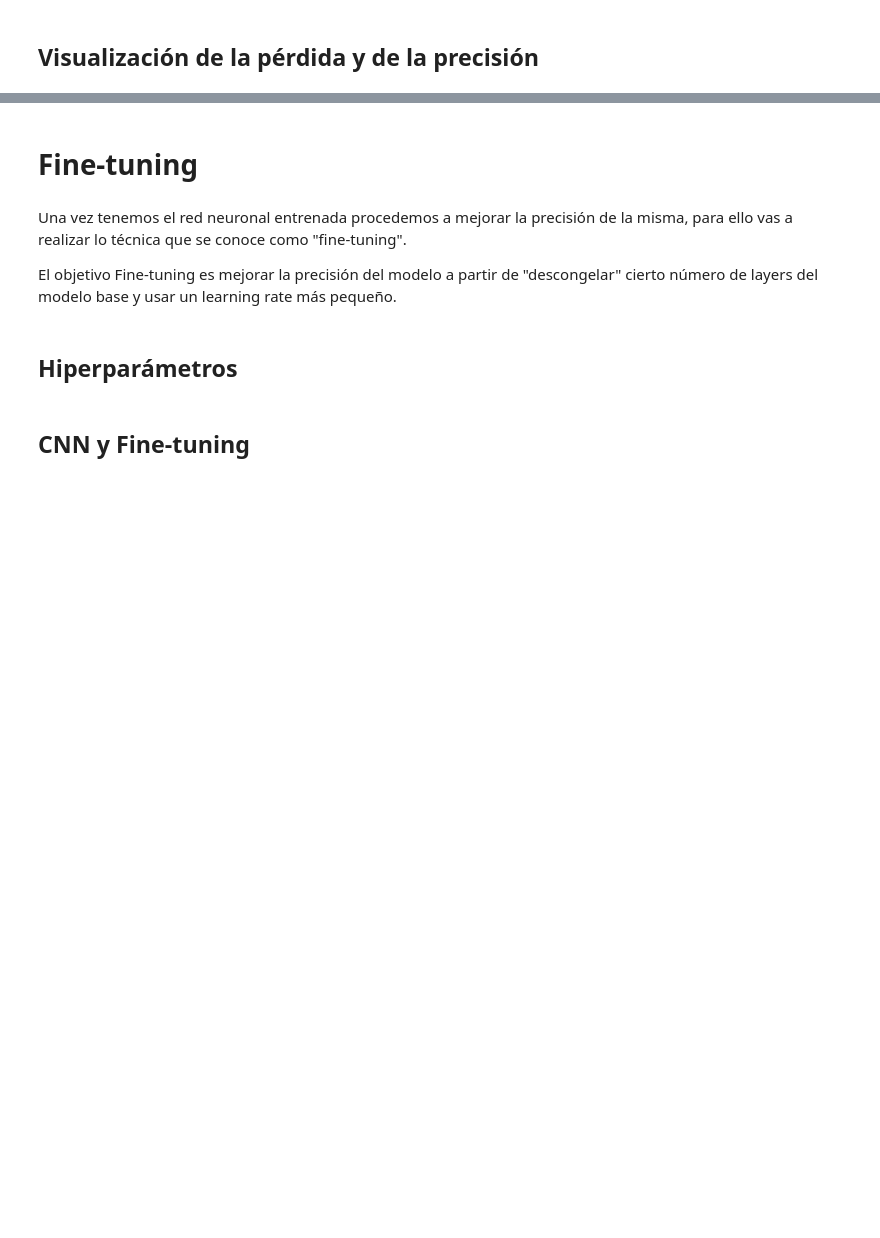
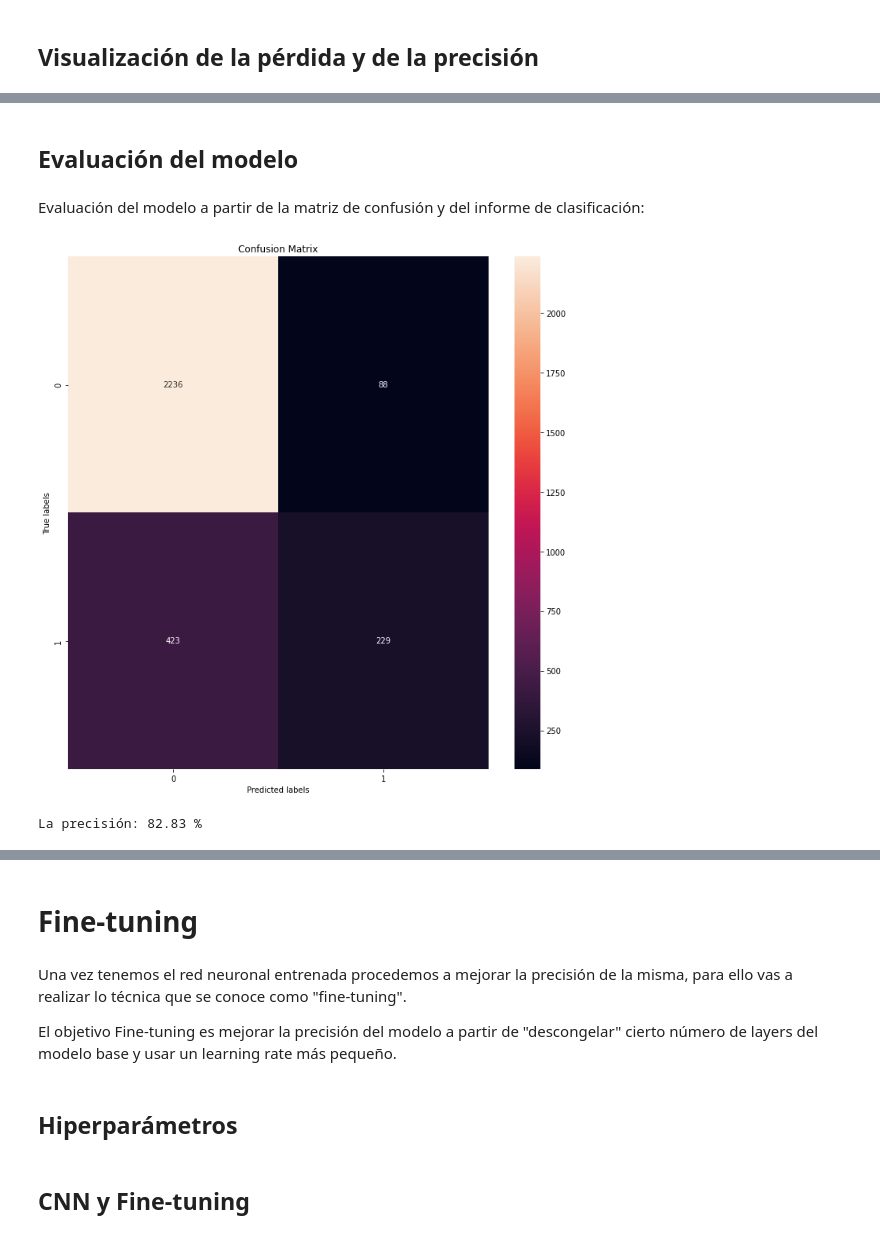
Before and after one commit to mariousm/Pneumonia-Detection, a Jupyter notebook: src/pneumonia_detection_B3.ipynb, the cells around one changed output, grey strips where cells are left out. Drawn from its saved outputs; the diff is of its cells as text; code cells hidden in the pictures; blank space fills up the shorter version.

```diff
--- a/src/pneumonia_detection_B3.ipynb
+++ b/src/pneumonia_detection_B3.ipynb
@@ -413,0 +413,46 @@ show_loss(history.history)
+# %% [markdown]
+## Evaluación del modelo
+# %% [markdown]
+Evaluación del modelo a partir de la matriz de confusión y del informe de clasificación:
+# %%
+# Obtenermos el generador para test
+test_gen = DataGenerator(folder=TEST_FOLDER, dataset=df_test, dic_images=dic_images, batch_size=BATCH_SIZE, image_size=IMG_SIZE, shuffle=False, predict=True)
+# %%
+# Calculamos las predicciones para cada batch
+y_test = []
+y_preds = []
+y_probs = []
+
+for images, filenames in test_gen:
+  y_preds_batch = model.predict(images)
+
+  for y_pred, filename in zip(y_preds_batch, filenames):
+    y_test.append(df_test[df_test["PatientId"] == filename.split(".")[0]]["Target"].item())
+    y_probs.append(y_pred)
+    if y_pred < 0.5:
+      y_preds.append(0)
+    else:
+      y_preds.append(1)
+# %%
+# Matriz de confusión
+matrix = confusion_matrix(y_test, y_preds)
+
+# Visualización de la matriz de confusión
+# https://stackoverflow.com/questions/19233771/sklearn-plot-confusion-matrix-with-labels
+fig, ax = plt.subplots(nrows=1, ncols=1, figsize=(12,12))
+sns.heatmap(matrix, annot=True, fmt='g', ax=ax)  #annot=True to annotate cells, ftm='g' to disable scientific notation
+ax.set_xlabel('Predicted labels');ax.set_ylabel('True labels')
+ax.set_title('Confusion Matrix');
+ax.xaxis.set_ticklabels(list(np.unique(y_preds)))
+ax.yaxis.set_ticklabels(list(np.unique(y_preds)))
+plt.show()
+
+#Accuracy
+accuracy = 0
+for i in range(matrix.shape[0]):
+  accuracy += matrix[i,i]
+accuracy = accuracy / sum(sum(matrix))
+print("\n\nLa precisión: " + str(round(accuracy * 100, 2)) + " %")
+# %% [output]
+[figure, added]
+La precisión: 82.83 %
```
Also changed, not shown: parts of 31 cells of this notebook, 1 other file.
